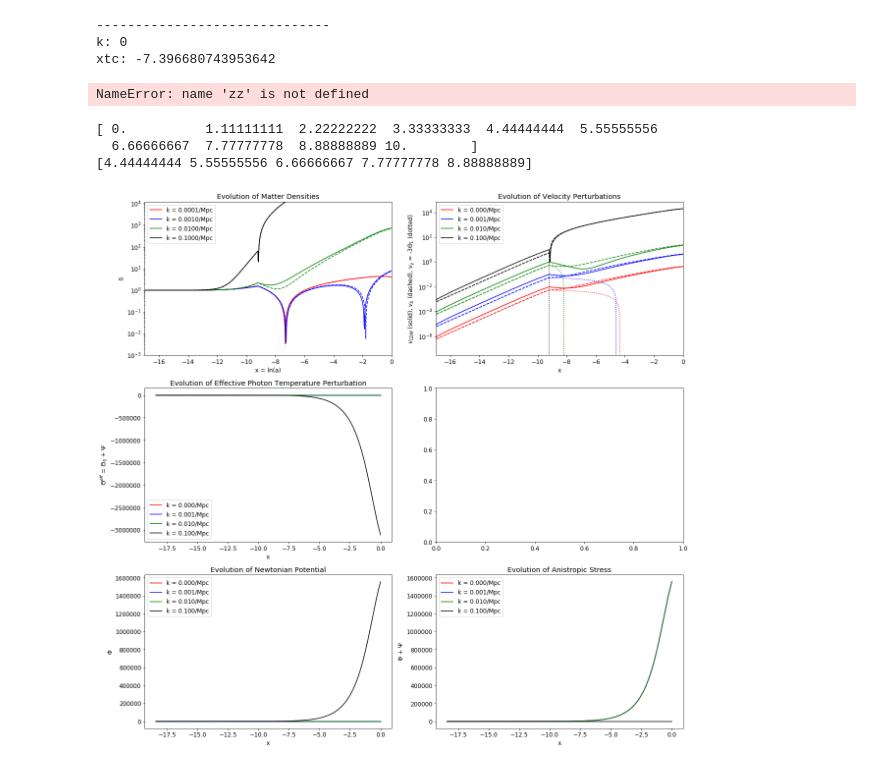
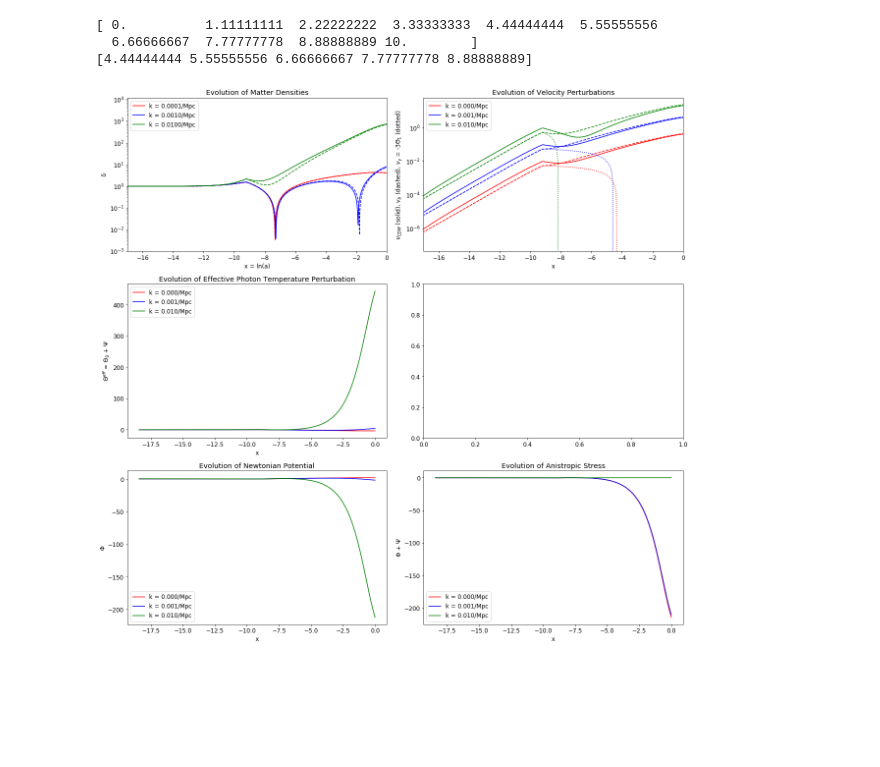
Before and after one commit to azieg/CMB-Simulation, a Jupyter notebook: milestone3.ipynb, the cells around one changed output. Saved outputs shown, nothing was run; the diff lists cells and outputs as text; code cells hidden in the pictures; blank space fills up the shorter version.

```diff
--- a/milestone3.ipynb
+++ b/milestone3.ipynb
@@ -110,7 +112,7 @@ def yderivs(x, t):
     dτ = τ2spl(x)[0]
     ddτ = τ22spl(x)[0]
 
-    R = 4.0*Ωr/(3.0*Ωb*math.exp(x))
+    R = 4.0*Ωr/(3.0*Ωb*np.exp(x))
     ψ = -y[4] - 12.0*H0**2.0*Ωr*y[7]/(c**2.0*k0**2.0*np.exp(2.0*x))
 
     # δ  = [0]
@@ -320,7 +322,7 @@ for k in range(nk):
     xtc = getTCtime(kcurrent)
 
     xtight = np.linspace(xinit, xtc, ntight)
-    x_full = np.linspace(xtc, x_end, n_grid - ntight, endpoint=True)
+    x_full = np.linspace(xtc, x_end, 1000 - ntight, endpoint=True)
 
     if k%10==0:
         print('------------------------------')
@@ -334,7 +336,7 @@ for k in range(nk):
     for i in range(1, ntight):
         #tmpΘ2 = -20.0*c*kcurrent*sol_tight.y[6, i]/(45.0*getHPrime(xtight[i])*τ2spl(xtight[i])[0])
         Θ[i, 2, k] = -20.0*c*kcurrent*sol_tight.y[6, i]/(45.0*getHPrime(xtight[i])*τ2spl(xtight[i])[0]) # I don't think I need this
-        Ψ[i, k] = -sol_tight.y[4, i] - 12.0*H0**2.0*Ωr*Θ[i, 2, k]/(c**2.0*kcurrent**2.0*math.exp(2.0*xtight[i]))
+        Ψ[i, k] = -sol_tight.y[4, i] - 12.0*H0**2.0*Ωr*Θ[i, 2, k]/(c**2.0*kcurrent**2.0*np.exp(2.0*xtight[i]))
 
     for j in range(7):
         y[j] = y_after_tc[j]
@@ -343,6 +345,7 @@ for k in range(nk):
 
     for l in range(2, lmaxint):
         y[6 + l] = -l*c*kcurrent*y[6 + l - 1]/((2.0*l + 1)*getHPrime(xtc)*τ2spl(xtc)[0])
+
 
     sol_full = solve_ivp(yderivs, [xtc, x_end], y, t_eval=x_full, rtol=1e-11, atol=1e-11)
 
@@ -394,9 +397,4 @@ vb_spl = RectBivariateSpline(x_grid, ks, vb)
 Θ0_spl = RectBivariateSpline(x_grid, ks, Θ[:, 0, :])
 Θ1_spl = RectBivariateSpline(x_grid, ks, Θ[:, 1, :])
 Θ2_spl = RectBivariateSpline(x_grid, ks, Θ[:, 2, :])
-# %% [output]
-------------------------------
-k: 0
-xtc: -7.396680743953642
-NameError: name 'zz' is not defined
 # %%
@@ -493,7 +491,7 @@ def plot(kvals):
     fig.tight_layout()
     plt.show()
 # %%
-kvals = [.0001, .001, .01, .1]
-#plot(kvals)
+kvals = [.0001, .001, .01]#, .1]
+plot(kvals)
 # %% [output]
-[figure, old version]
+[figure, new version]
```
Also changed, not shown: parts of 4 cells of this notebook, 3 other files.
